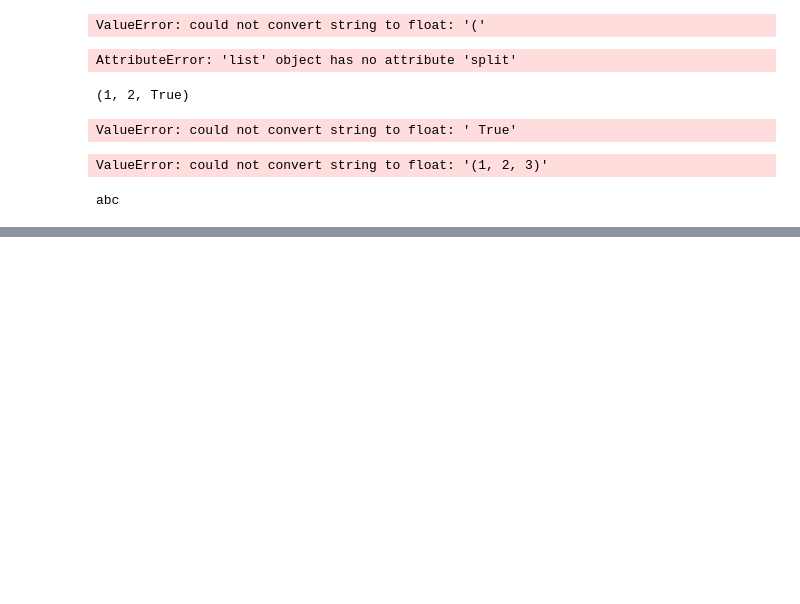
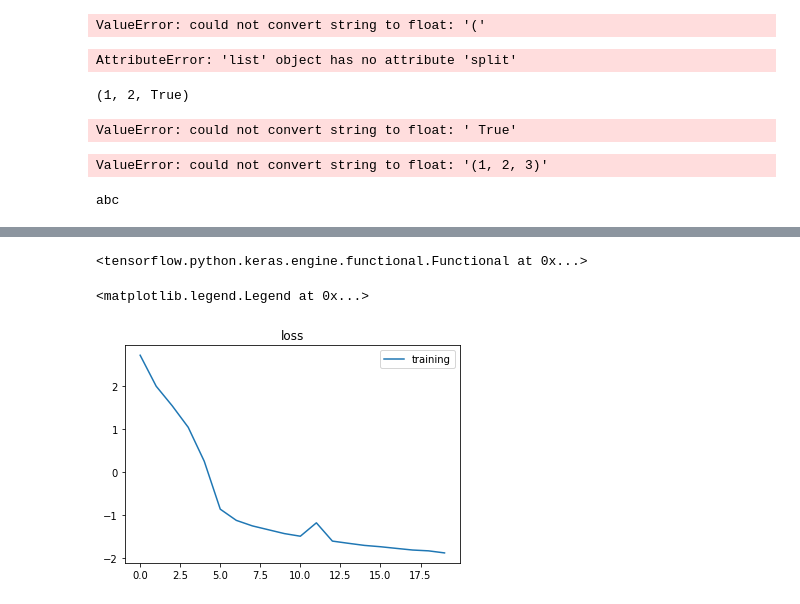
Before and after one commit to MariosKef/RULe, a Jupyter notebook: tests.ipynb, the cells around one changed output, grey strips where cells are left out. Saved outputs shown, nothing was run; the diff lists cells and outputs as text; code cells hidden in the pictures; blank space fills up the shorter version.

```diff
--- a/tests.ipynb
+++ b/tests.ipynb
@@ -341,0 +784,14 @@ ValueError: could not convert string to float: "b'3"
+# %%
+net_cfg = {'num_rec': 4, 'max_time': 24, 'neuron_0': 76, 'neuron_1': 75, 'neuron_2': 74, 'neuron_3': 66, 'activation_0': 'tanh',
+     'activation_1': 'tanh', 'activation_2': 'sigmoid', 'activation_3': 'sigmoid', 'dropout_0': 0.018692516794622607,
+      'dropout_1': 0.8002018342665917, 'dropout_2': 0.615094589188039, 'dropout_3': 0.08230738757019833, 'recurrent_dropout_0': 0.6421264747391056,
+       'recurrent_dropout_1': 0.8933998465284962, 'recurrent_dropout_2': 0.6402495109098905, 'recurrent_dropout_3': 0.6693624215836003,
+        'final_activation_0': 'softplus', 'final_activation_1': 'softplus', 'percentage': 62, 'rul': 124, 'rul_style': 'nonlinear',
+         'lr': 0.0008896860421074306, 'batch': '32'}
+# %%
+cfg = {'cv': 10, 'shuffle': True,
+'random_state': 21,
+'mask_value': -99,
+'reps': 30,
+'epochs': 1,
+'batches': 64}
@@ -341,0 +903,2 @@ ValueError: could not convert string to float: "b'3"
+# %%
+train_x, train_y, test_x, test_y = load_data()
@@ -341,0 +909,8 @@ ValueError: could not convert string to float: "b'3"
+# %%
+k.clear_session()
+try:
+    del model
+except:
+    pass
+
+model, history = network(train_x, train_y, net_cfg, cfg)
@@ -341,0 +935,4 @@ ValueError: could not convert string to float: "b'3"
+# %%
+model
+# %% [output]
+<tensorflow.python.keras.engine.functional.Functional at 0x...>
@@ -341,0 +941,7 @@ ValueError: could not convert string to float: "b'3"
+# %%
+plt.plot(model.history.history['loss'],    label='training')
+plt.title('loss')
+plt.legend()
+# %% [output]
+<matplotlib.legend.Legend at 0x...>
+[figure, added]
```
Also changed, not shown: parts of 70 cells of this notebook, 7 other files.
